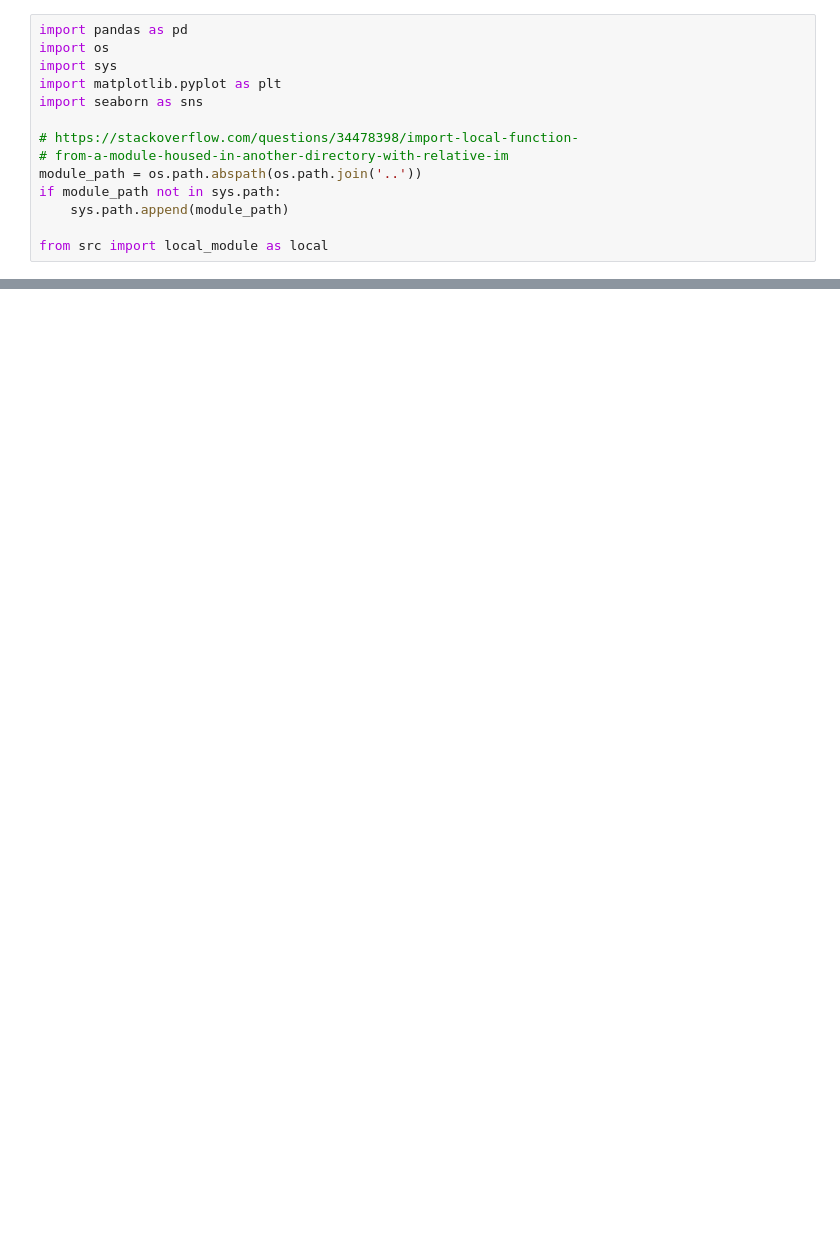
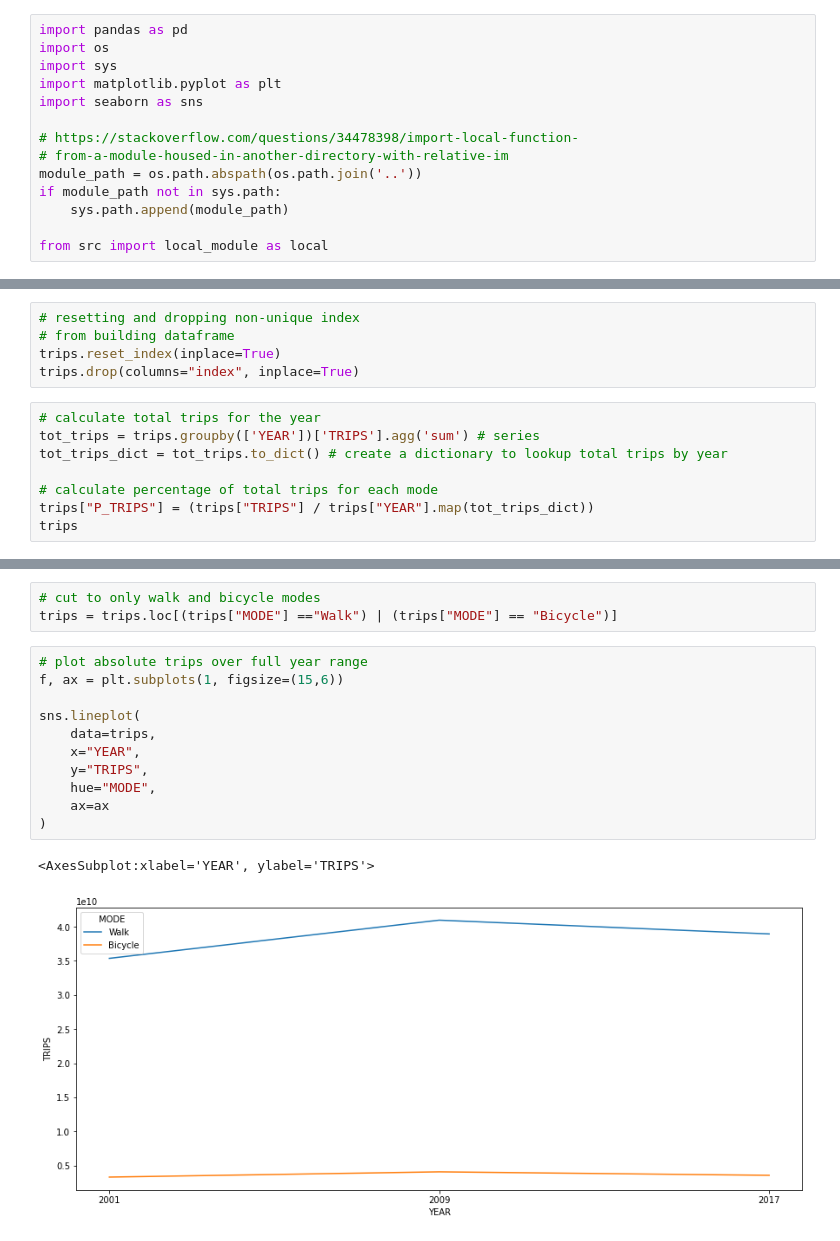
Before and after one commit to cyrchi/national-bikeped-stats, a Jupyter notebook: notebooks/04-NHTS-time-series-exploration.ipynb, the cells around one changed output, grey strips where cells are left out. Saved outputs shown, nothing was run; the diff lists cells and outputs as text; blank space fills up the shorter version.

Commit message:
finish NHTS time series

```diff
--- a/notebooks/04-NHTS-time-series-exploration.ipynb
+++ b/notebooks/04-NHTS-time-series-exploration.ipynb
@@ -100,0 +215,13 @@ sns.barplot(
+# %%
+# resetting and dropping non-unique index
+# from building dataframe
+trips.reset_index(inplace=True)
+trips.drop(columns="index", inplace=True)
+# %%
+# calculate total trips for the year
+tot_trips = trips.groupby(['YEAR'])['TRIPS'].agg('sum') # series
+tot_trips_dict = tot_trips.to_dict() # create a dictionary to lookup total trips by year
+
+# calculate percentage of total trips for each mode
+trips["P_TRIPS"] = (trips["TRIPS"] / trips["YEAR"].map(tot_trips_dict))
+trips
@@ -100,0 +242,17 @@ sns.barplot(
+# %%
+# cut to only walk and bicycle modes
+trips = trips.loc[(trips["MODE"] =="Walk") | (trips["MODE"] == "Bicycle")]
+# %%
+# plot absolute trips over full year range
+f, ax = plt.subplots(1, figsize=(15,6))
+
+sns.lineplot(
+    data=trips,
+    x="YEAR",
+    y="TRIPS",
+    hue="MODE",
+    ax=ax
+)
+# %% [output]
+<AxesSubplot:xlabel='YEAR', ylabel='TRIPS'>
+[figure, added]
```
Also changed, not shown: parts of 16 cells of this notebook.
